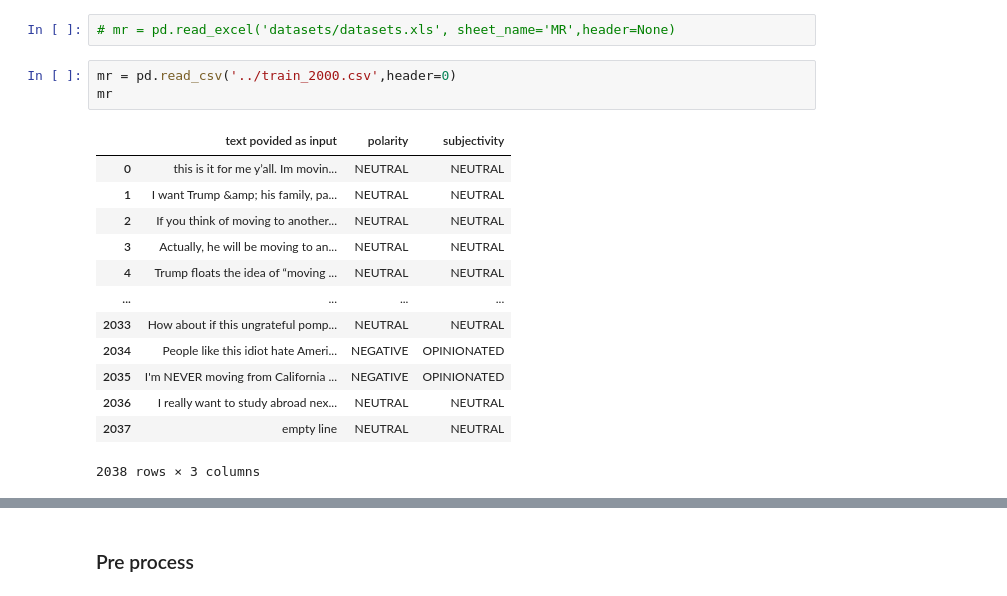
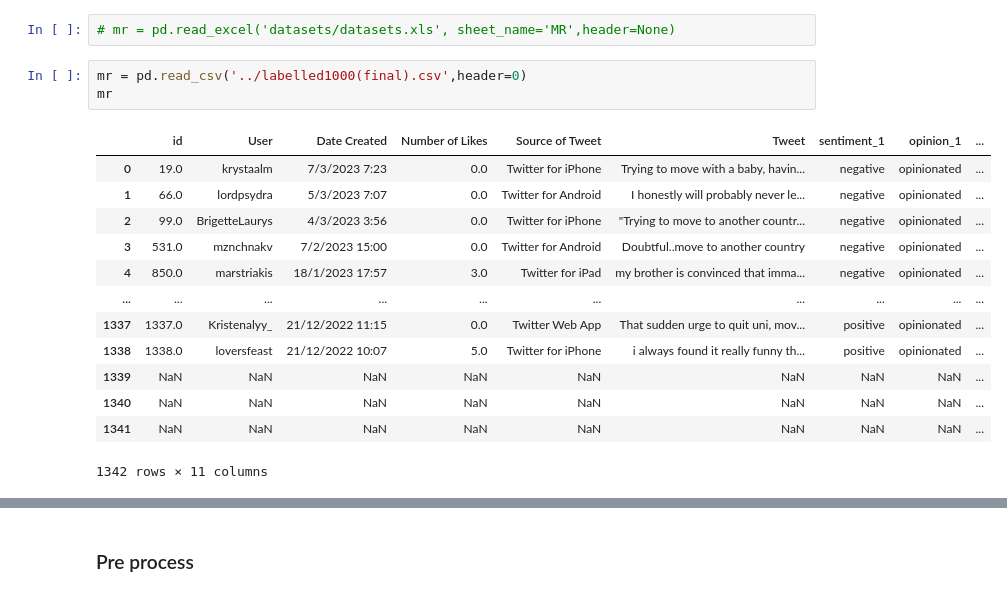
Before and after one commit to md-zaki/CZ4034_IR_Group_Project, a Jupyter notebook: data_cleaning/preprocess.ipynb, the cells around one changed output, grey strips where cells are left out. Drawn from its saved outputs; the diff is of its cells as text.

```diff
--- a/data_cleaning/preprocess.ipynb
+++ b/data_cleaning/preprocess.ipynb
@@ -28,19 +26,19 @@ import re
 # %%
 # mr = pd.read_excel('datasets/datasets.xls', sheet_name='MR',header=None)
 # %%
-mr = pd.read_csv('../train_2000.csv',header=0)
+mr = pd.read_csv('../labelled1000(final).csv',header=0)
 mr
 # %% [output]
-|  | text povided as input | polarity | subjectivity |
-| 0 | this is it for me y’all. Im movin... | NEUTRAL | NEUTRAL |
-| 1 | I want Trump &amp; his family, pa... | NEUTRAL | NEUTRAL |
-| 2 | If you think of moving to another... | NEUTRAL | NEUTRAL |
-| 3 | Actually, he will be moving to an... | NEUTRAL | NEUTRAL |
-| 4 | Trump floats the idea of “moving ... | NEUTRAL | NEUTRAL |
-| ... | ... | ... | ... |
-| 2033 | How about if this ungrateful pomp... | NEUTRAL | NEUTRAL |
-| 2034 | People like this idiot hate Ameri... | NEGATIVE | OPINIONATED |
-| 2035 | I'm NEVER moving from California ... | NEGATIVE | OPINIONATED |
-| 2036 | I really want to study abroad nex... | NEUTRAL | NEUTRAL |
-| 2037 | empty line | NEUTRAL | NEUTRAL |
+|  | id | User | Date Created | Number of Likes | Source of Tweet | Tweet | sentiment_1 | opinion_1 | ... |
+| 0 | 19.0 | krystaalm | 7/3/2023 7:23 | 0.0 | Twitter for iPhone | Trying to move with a baby, havin... | negative | opinionated | ... |
+| 1 | 66.0 | lordpsydra | 5/3/2023 7:07 | 0.0 | Twitter for Android | I honestly will probably never le... | negative | opinionated | ... |
+| 2 | 99.0 | BrigetteLaurys | 4/3/2023 3:56 | 0.0 | Twitter for iPhone | "Trying to move to another countr... | negative | opinionated | ... |
+| 3 | 531.0 | mznchnakv | 7/2/2023 15:00 | 0.0 | Twitter for Android | Doubtful..move to another country | negative | opinionated | ... |
+| 4 | 850.0 | marstriakis | 18/1/2023 17:57 | 3.0 | Twitter for iPad | my brother is convinced that imma... | negative | opinionated | ... |
+| ... | ... | ... | ... | ... | ... | ... | ... | ... | ... |
+| 1337 | 1337.0 | Kristenalyy_ | 21/12/2022 11:15 | 0.0 | Twitter Web App | That sudden urge to quit uni, mov... | positive | opinionated | ... |
+| 1338 | 1338.0 | loversfeast | 21/12/2022 10:07 | 5.0 | Twitter for iPhone | i always found it really funny th... | positive | opinionated | ... |
+| 1339 | NaN | NaN | NaN | NaN | NaN | NaN | NaN | NaN | ... |
+| 1340 | NaN | NaN | NaN | NaN | NaN | NaN | NaN | NaN | ... |
+| 1341 | NaN | NaN | NaN | NaN | NaN | NaN | NaN | NaN | ... |
-2038 rows × 3 columns
+1342 rows × 11 columns
```
Also changed, not shown: parts of 19 cells of this notebook, 9 other files.
